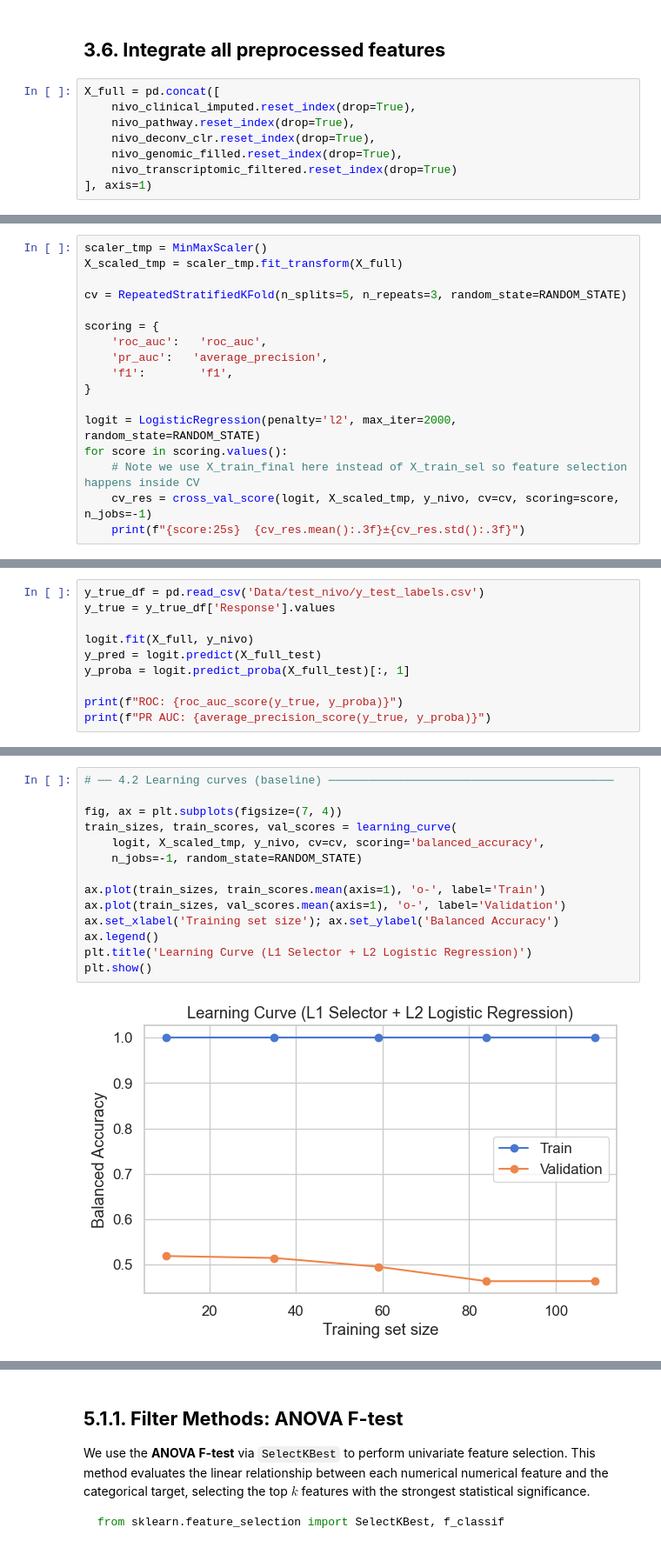
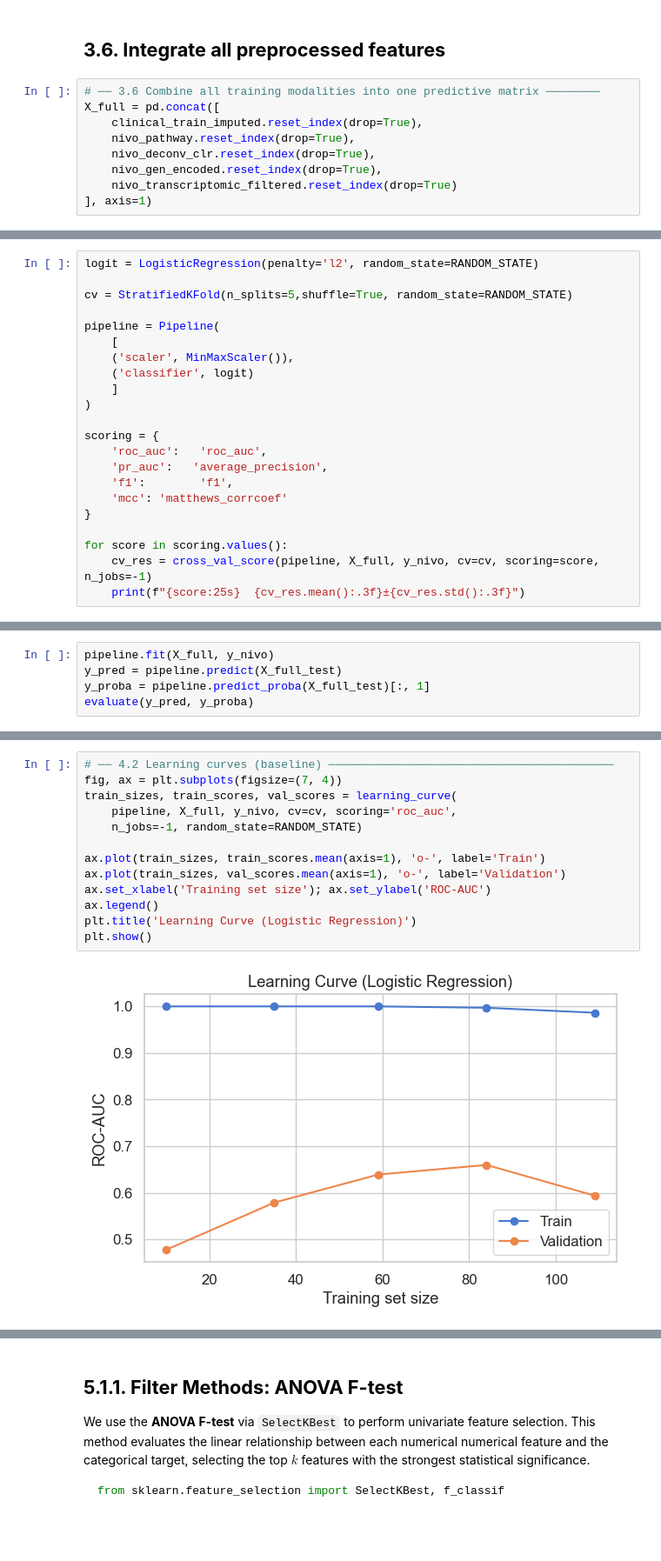
Before and after one commit to trinhthechuong/Hackathon_DIGPHAT, a Jupyter notebook: Model_Development.ipynb, the cells around one changed output, grey strips where cells are left out. Shown at 87% size. Cells and saved outputs as stored; diff of their text form.

```diff
--- a/Model_Development.ipynb
+++ b/Model_Development.ipynb
@@ -535,11 +637,12 @@ Immune deconv → 22 features
 # %% [markdown]
 ## **3.6. Integrate all preprocessed features**
 # %%
+# ── 3.6 Combine all training modalities into one predictive matrix ────────
 X_full = pd.concat([
-    nivo_clinical_imputed.reset_index(drop=True),
+    clinical_train_imputed.reset_index(drop=True),
     nivo_pathway.reset_index(drop=True),
     nivo_deconv_clr.reset_index(drop=True),
-    nivo_genomic_filled.reset_index(drop=True),
+    nivo_gen_encoded.reset_index(drop=True),
     nivo_transcriptomic_filtered.reset_index(drop=True)
 ], axis=1)
 # %%
@@ -558,18 +694,23 @@ X_full_test = pd.concat([
 # %%
-scaler_tmp = MinMaxScaler()
-X_scaled_tmp = scaler_tmp.fit_transform(X_full)
+logit = LogisticRegression(penalty='l2', random_state=RANDOM_STATE)
 
-cv = RepeatedStratifiedKFold(n_splits=5, n_repeats=3, random_state=RANDOM_STATE)
+cv = StratifiedKFold(n_splits=5,shuffle=True, random_state=RANDOM_STATE)
+
+pipeline = Pipeline(
+    [
+    ('scaler', MinMaxScaler()),
+    ('classifier', logit)
+    ]
+)
 
 scoring = {
     'roc_auc':   'roc_auc',
     'pr_auc':   'average_precision',
     'f1':        'f1',
+    'mcc': 'matthews_corrcoef'
 }
 
-logit = LogisticRegression(penalty='l2', max_iter=2000, random_state=RANDOM_STATE)
 for score in scoring.values():
-    # Note we use X_train_final here instead of X_train_sel so feature selection happens inside CV
-    cv_res = cross_val_score(logit, X_scaled_tmp, y_nivo, cv=cv, scoring=score, n_jobs=-1)
+    cv_res = cross_val_score(pipeline, X_full, y_nivo, cv=cv, scoring=score, n_jobs=-1)
     print(f"{score:25s}  {cv_res.mean():.3f}±{cv_res.std():.3f}")
 # %% [output]
@@ -579,10 +720,0 @@ f1                         0.688±0.048
-# %%
-y_true_df = pd.read_csv('Data/test_nivo/y_test_labels.csv')
-y_true = y_true_df['Response'].values
-
-logit.fit(X_full, y_nivo)
-y_pred = logit.predict(X_full_test)
-y_proba = logit.predict_proba(X_full_test)[:, 1]
-
-print(f"ROC: {roc_auc_score(y_true, y_proba)}")
-print(f"PR AUC: {average_precision_score(y_true, y_proba)}")
@@ -591,0 +729,5 @@ PR AUC: 0.5608308257949299
+# %%
+pipeline.fit(X_full, y_nivo)
+y_pred = pipeline.predict(X_full_test)
+y_proba = pipeline.predict_proba(X_full_test)[:, 1]
+evaluate(y_pred, y_proba)
@@ -595,17 +787,16 @@ A learning curve helps diagnose **overfitting** (large train–test gap) and
 **underfitting** (both curves plateau at low score).
 # %%
 # ── 4.2 Learning curves (baseline) ──────────────────────────────────────────
-
 fig, ax = plt.subplots(figsize=(7, 4))
 train_sizes, train_scores, val_scores = learning_curve(
-    logit, X_scaled_tmp, y_nivo, cv=cv, scoring='balanced_accuracy',
+    pipeline, X_full, y_nivo, cv=cv, scoring='roc_auc',
     n_jobs=-1, random_state=RANDOM_STATE)
 
 ax.plot(train_sizes, train_scores.mean(axis=1), 'o-', label='Train')
 ax.plot(train_sizes, val_scores.mean(axis=1), 'o-', label='Validation')
-ax.set_xlabel('Training set size'); ax.set_ylabel('Balanced Accuracy')
+ax.set_xlabel('Training set size'); ax.set_ylabel('ROC-AUC')
 ax.legend()
-plt.title('Learning Curve (L1 Selector + L2 Logistic Regression)')
+plt.title('Learning Curve (Logistic Regression)')
 plt.show()
 # %% [output]
-[figure, old version]
+[figure, new version]
```
Also changed, not shown: parts of 52 cells of this notebook, 11 other files.
